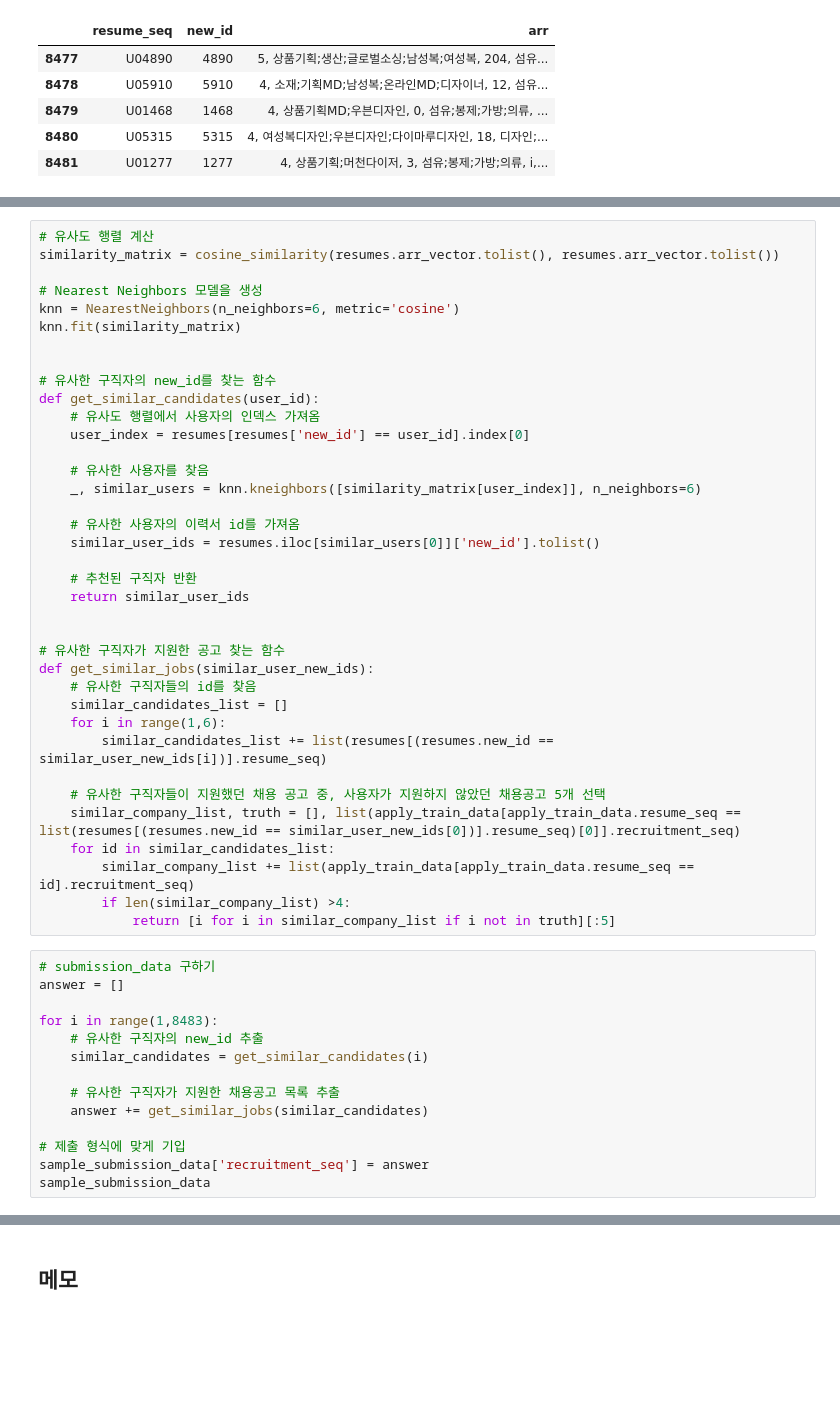
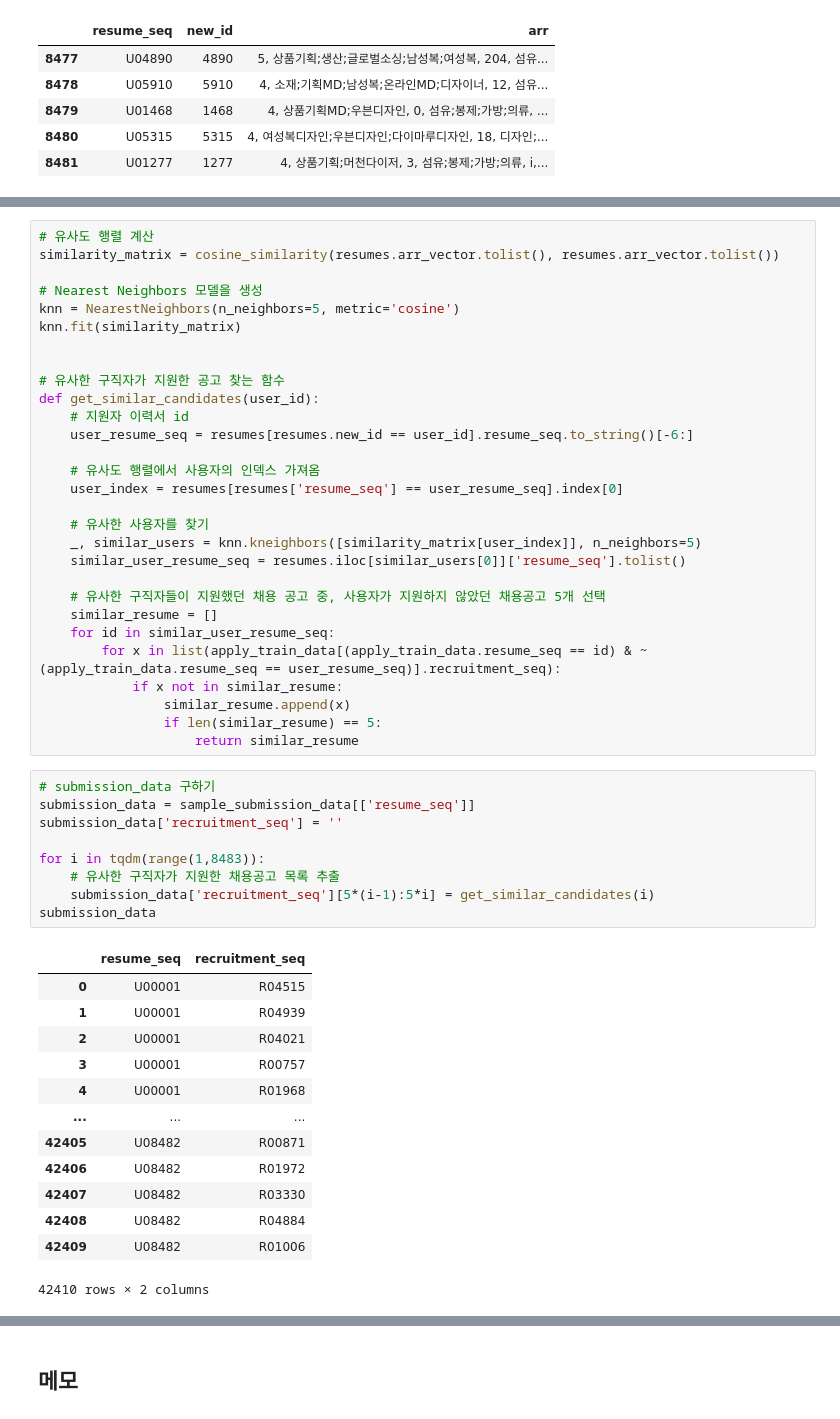
Before and after one commit to Kim-SeongSu/Dacon_Kookmin_University, a Jupyter notebook: kookmin_ai.ipynb, the cells around one changed output, grey strips where cells are left out. Cells and saved outputs as stored; diff of their text form; blank space fills up the shorter version.

```diff
--- a/kookmin_ai.ipynb
+++ b/kookmin_ai.ipynb
@@ -1296,51 +1407,52 @@ See the caveats in the documentation: https://pandas.pydata.org/pandas-docs/stab
 similarity_matrix = cosine_similarity(resumes.arr_vector.tolist(), resumes.arr_vector.tolist())
 
 # Nearest Neighbors 모델을 생성
-knn = NearestNeighbors(n_neighbors=6, metric='cosine')
+knn = NearestNeighbors(n_neighbors=5, metric='cosine')
 knn.fit(similarity_matrix)
 
 
-# 유사한 구직자의 new_id를 찾는 함수
+# 유사한 구직자가 지원한 공고 찾는 함수
 def get_similar_candidates(user_id):
+    # 지원자 이력서 id
+    user_resume_seq = resumes[resumes.new_id == user_id].resume_seq.to_string()[-6:]
+
     # 유사도 행렬에서 사용자의 인덱스 가져옴
-    user_index = resumes[resumes['new_id'] == user_id].index[0]
+    user_index = resumes[resumes['resume_seq'] == user_resume_seq].index[0]
 
-    # 유사한 사용자를 찾음
-    _, similar_users = knn.kneighbors([similarity_matrix[user_index]], n_neighbors=6)
-
-    # 유사한 사용자의 이력서 id를 가져옴
-    similar_user_ids = resumes.iloc[similar_users[0]]['new_id'].tolist()
-
-    # 추천된 구직자 반환
-    return similar_user_ids
-
-
-# 유사한 구직자가 지원한 공고 찾는 함수
-def get_similar_jobs(similar_user_new_ids):
-    # 유사한 구직자들의 id를 찾음
-    similar_candidates_list = []
-    for i in range(1,6):
-        similar_candidates_list += list(resumes[(resumes.new_id == similar_user_new_ids[i])].resume_seq)
+    # 유사한 사용자를 찾기
+    _, similar_users = knn.kneighbors([similarity_matrix[user_index]], n_neighbors=5)
+    similar_user_resume_seq = resumes.iloc[similar_users[0]]['resume_seq'].tolist()
 
     # 유사한 구직자들이 지원했던 채용 공고 중, 사용자가 지원하지 않았던 채용공고 5개 선택
-    similar_company_list, truth = [], list(apply_train_data[apply_train_data.resume_seq == list(resumes[(resumes.new_id == similar_user_new_ids[0])].resume_seq)[0]].recruitment_seq)
-    for id in similar_candidates_list:
-        similar_company_list += list(apply_train_data[apply_train_data.resume_seq == id].recruitment_seq)
-        if len(similar_company_list) >4:
-            return [i for i in similar_company_list if i not in truth][:5]
+    similar_resume = []
+    for id in similar_user_resume_seq:
+        for x in list(apply_train_data[(apply_train_data.resume_seq == id) & ~(apply_train_data.resume_seq == user_resume_seq)].recruitment_seq):
+            if x not in similar_resume:
+                similar_resume.append(x)
+                if len(similar_resume) == 5:
+                    return similar_resume
 # %%
 # submission_data 구하기
-answer = []
+submission_data = sample_submission_data[['resume_seq']]
+submission_data['recruitment_seq'] = ''
 
-for i in range(1,8483):
-    # 유사한 구직자의 new_id 추출
-    similar_candidates = get_similar_candidates(i)
-
+for i in tqdm(range(1,8483)):
     # 유사한 구직자가 지원한 채용공고 목록 추출
-    answer += get_similar_jobs(similar_candidates)
-
-# 제출 형식에 맞게 기입
-sample_submission_data['recruitment_seq'] = answer
-sample_submission_data
+    submission_data['recruitment_seq'][5*(i-1):5*i] = get_similar_candidates(i)
+submission_data
+# %% [output]
+|  | resume_seq | recruitment_seq |
+| 0 | U00001 | R04515 |
+| 1 | U00001 | R04939 |
+| 2 | U00001 | R04021 |
+| 3 | U00001 | R00757 |
+| 4 | U00001 | R01968 |
+| ... | ... | ... |
+| 42405 | U08482 | R00871 |
+| 42406 | U08482 | R01972 |
+| 42407 | U08482 | R03330 |
+| 42408 | U08482 | R04884 |
+| 42409 | U08482 | R01006 |
+42410 rows × 2 columns
 # %%
 # 완성 데이터 저장
```
Also changed, not shown: parts of 10 cells of this notebook.
